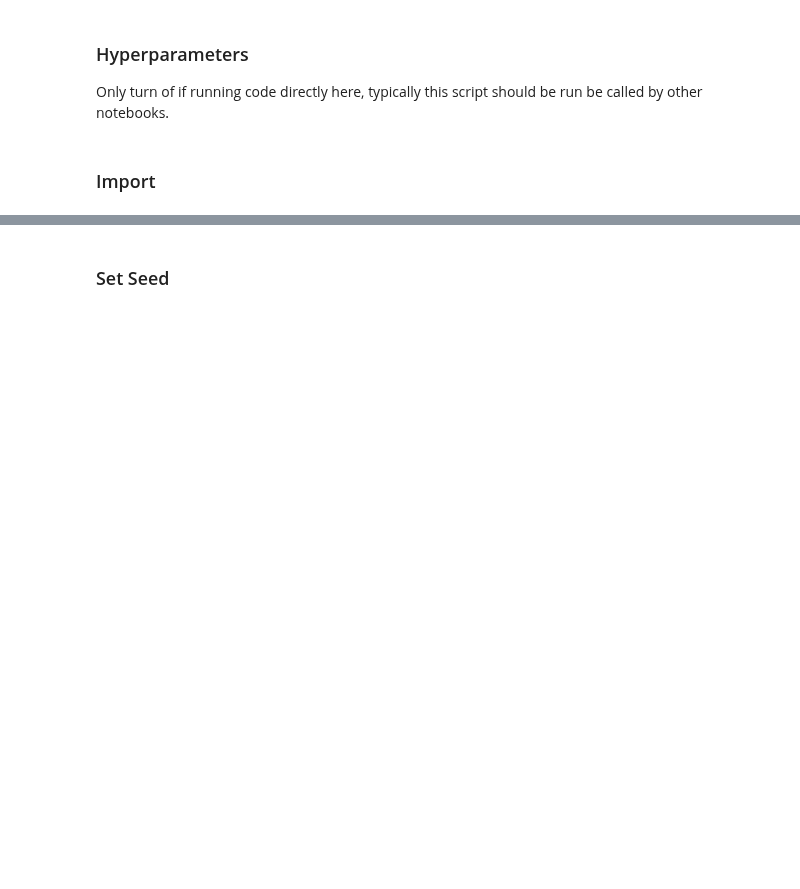
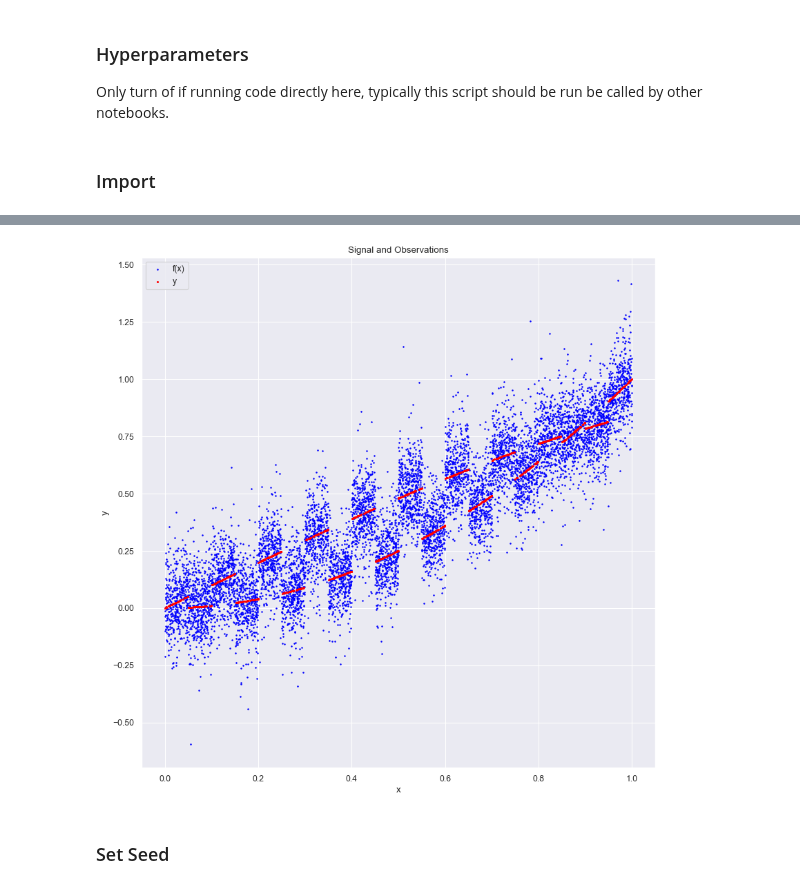
Before and after one commit to AnastasisKratsios/Architopes_Semisupervised, a Jupyter notebook: PCNNs_Ablation_for_Revirews_New_Better_Shinier_Version.ipynb, the cells around one changed output, grey strips where cells are left out. Cells and saved outputs as stored; diff of their text form; code cells hidden in the pictures; blank space fills up the shorter version.

Commit message:
done synthetic code
Co-Authored-By: Behnoosh Zamanlooy <61875950+bzamanlooy@users.noreply.github.com>

```diff
--- a/PCNNs_Ablation_for_Revirews_New_Better_Shinier_Version.ipynb
+++ b/PCNNs_Ablation_for_Revirews_New_Better_Shinier_Version.ipynb
@@ -10,8 +10,8 @@ trial_run = True
 ### Meta-parameters
 # %%
 # Test-size Ratio
-test_size_ratio = 1-(1/24)
-min_width = 100
+test_size_ratio = 0.9
+min_width = 300
 min_epochs = 100; min_epochs_classifier = 100
 # Ablation Finess
 N_plot_finess = 10
@@ -34,6 +34,7 @@ softmax_layer = False
 percentage_in_row = .25
 N = 10**4
 
+# Motivational Example (OLD)
 def f_1(x):
     return 1 + np.sin(10*x)
 def f_2(x):
@@ -41,6 +42,19 @@ def f_2(x):
 x_0 = 0
 x_end = 1
 import seaborn as sns
+
+#----------------------------------#
+# Only For Synthetic Examples Only #
+#----------------------------------#
+# In addition to the above
+noise_level = 0.01
+tailedness = 10
+def f_unknown(x):
+    if x % .1 >= 0.05:
+        y = x**2
+    else:
+        y = np.sin(x)
+    return y
 # %% [markdown]
 ### Hyperparameters
 
@@ -94,3 +102,51 @@ Deep Classifier - Ready
+# %%
+Option_Function = 'Synthetic_Example'
+if Option_Function == 'Synthetic_Example':
+    # Generate Data
+    N_train = int(np.round(N*test_size_ratio))
+    N_test = int(np.round(N*(1-test_size_ratio)))
+    X_train = np.sort(np.random.uniform(low=0,high=1,size=N_train))
+    X_test = np.sort(np.random.uniform(low=0,high=1,size=N_test))
+    y_train = np.array([f_unknown(xi) for xi in X_train])
+    y_test = np.array([f_unknown(xi) for xi in X_test])
+    # Add Noise to Training Data
+    training_noise = np.sqrt(np.abs(noise_level))*np.random.standard_t(df = tailedness, size=y_train.shape)
+    y_train += training_noise
+
+    # Visualize Data
+    sns.set()
+    # Initialize Plot #
+    #-----------------#
+    plt.figure(num=None, figsize=(12, 12), dpi=80, facecolor='w', edgecolor='k')
+    # Format Plot #
+    #-------------#
+    plt.title("Signal and Observations")
+    plt.xlabel("x")
+    plt.ylabel("y")
+
+    # Generate Plots #
+    #----------------#
+    # Plot Signal
+    plt.scatter(X_train,
+                y_train,
+                label ='f(x)',
+                color='blue',
+                s = 1.5)
+    plt.scatter(X_test,
+                y_test,
+                label ='y',
+                color='red',
+                s = 3)
+    plt.legend(loc="upper left")
+
+
+    # Export #
+    #--------#
+    # SAVE Figure to .eps
+    plt.savefig('./outputs/plotsANDfigures/Signal_Synthetic'+str(Option_Function)+'__Fix_Neurons_Q'+str(Tied_Neurons_Q)+'.pdf')
+    plt.show()
+# %% [output]
+[figure, added]
 # %% [markdown]
 
 ### Set Seed
```
Also changed, not shown: parts of 14 cells of this notebook, 42 other files.
